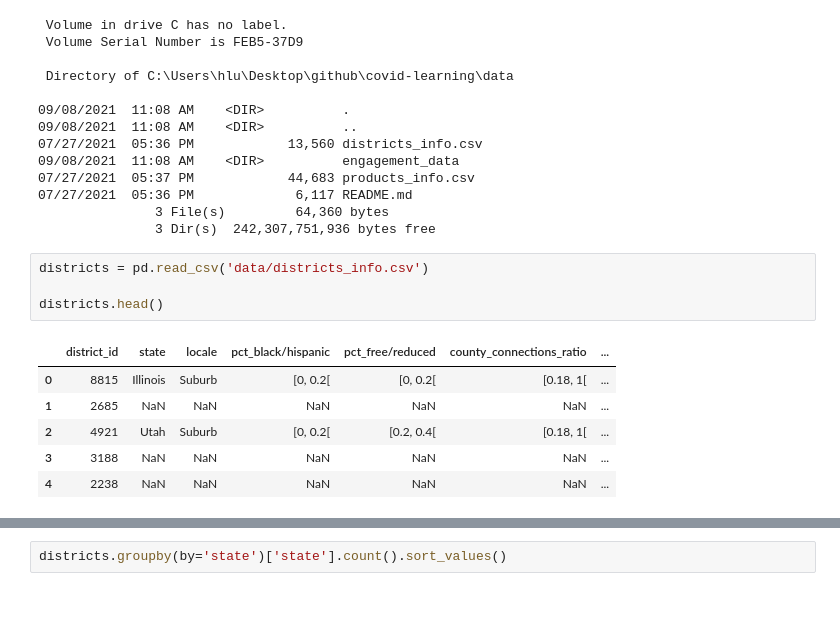
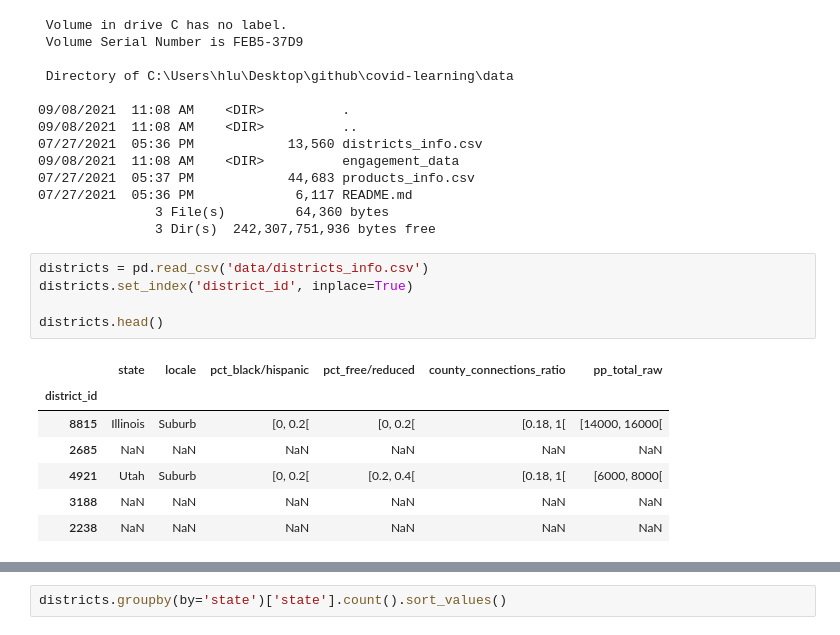
Before and after one commit to luhaibingster/covid-learning, a Jupyter notebook: covid-learning-v1.ipynb, the cells around one changed output, grey strips where cells are left out. Saved outputs shown, nothing was run; the diff lists cells and outputs as text; blank space fills up the shorter version.

```diff
--- a/covid-learning-v1.ipynb
+++ b/covid-learning-v1.ipynb
@@ -25,14 +25,16 @@ ls data
                3 Dir(s)  242,307,751,936 bytes free
 # %%
 districts = pd.read_csv('data/districts_info.csv')
+districts.set_index('district_id', inplace=True)
 
 districts.head()
 # %% [output]
-|  | district_id | state | locale | pct_black/hispanic | pct_free/reduced | county_connections_ratio | ... |
-| 0 | 8815 | Illinois | Suburb | [0, 0.2[ | [0, 0.2[ | [0.18, 1[ | ... |
-| 1 | 2685 | NaN | NaN | NaN | NaN | NaN | ... |
-| 2 | 4921 | Utah | Suburb | [0, 0.2[ | [0.2, 0.4[ | [0.18, 1[ | ... |
-| 3 | 3188 | NaN | NaN | NaN | NaN | NaN | ... |
-| 4 | 2238 | NaN | NaN | NaN | NaN | NaN | ... |
+|  | state | locale | pct_black/hispanic | pct_free/reduced | county_connections_ratio | pp_total_raw |
+| district_id |  |  |  |  |  |  |
+| 8815 | Illinois | Suburb | [0, 0.2[ | [0, 0.2[ | [0.18, 1[ | [14000, 16000[ |
+| 2685 | NaN | NaN | NaN | NaN | NaN | NaN |
+| 4921 | Utah | Suburb | [0, 0.2[ | [0.2, 0.4[ | [0.18, 1[ | [6000, 8000[ |
+| 3188 | NaN | NaN | NaN | NaN | NaN | NaN |
+| 2238 | NaN | NaN | NaN | NaN | NaN | NaN |
 # %%
 products = pd.read_csv('data/products_info.csv')
```
Also changed, not shown: parts of 11 cells of this notebook.
